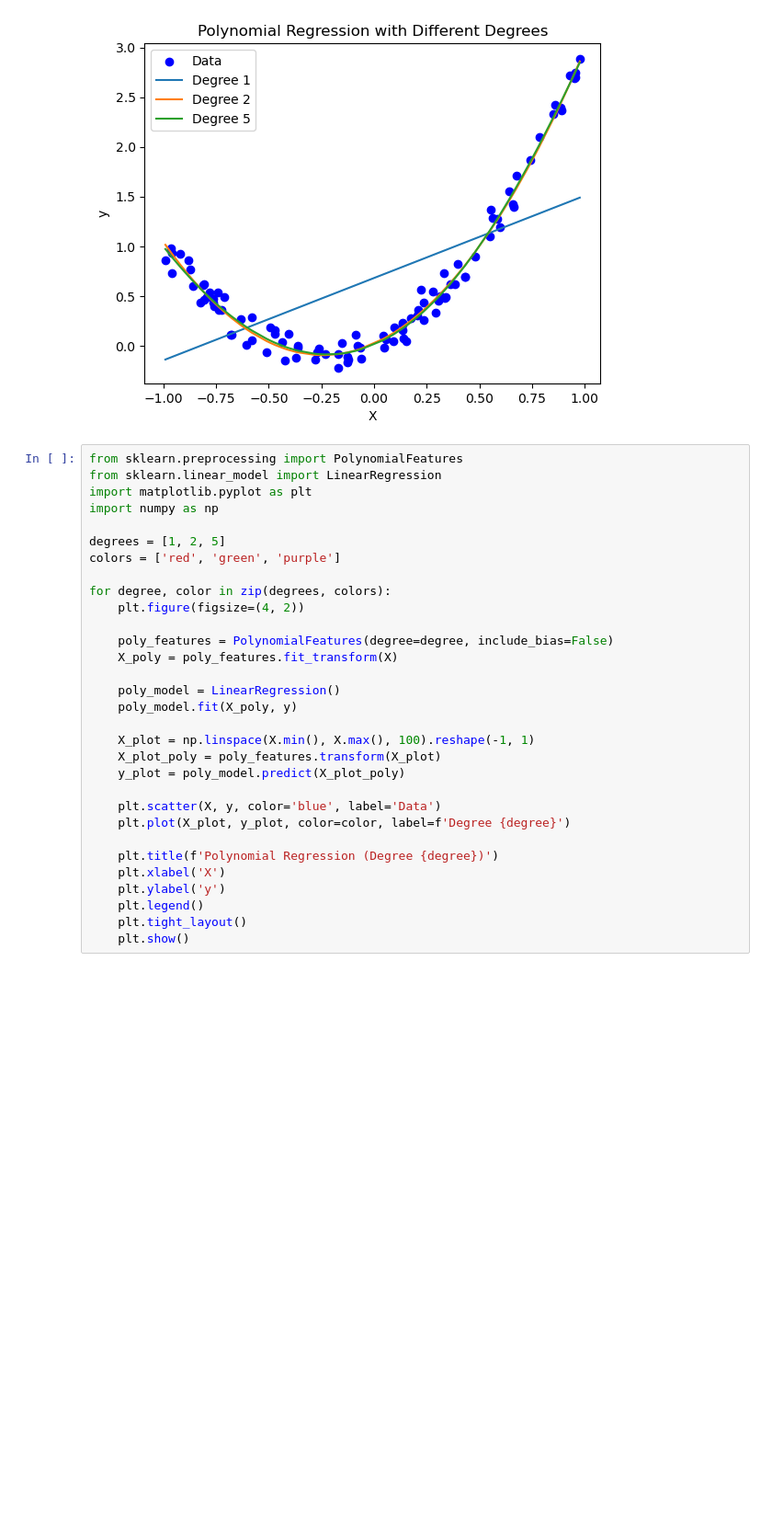
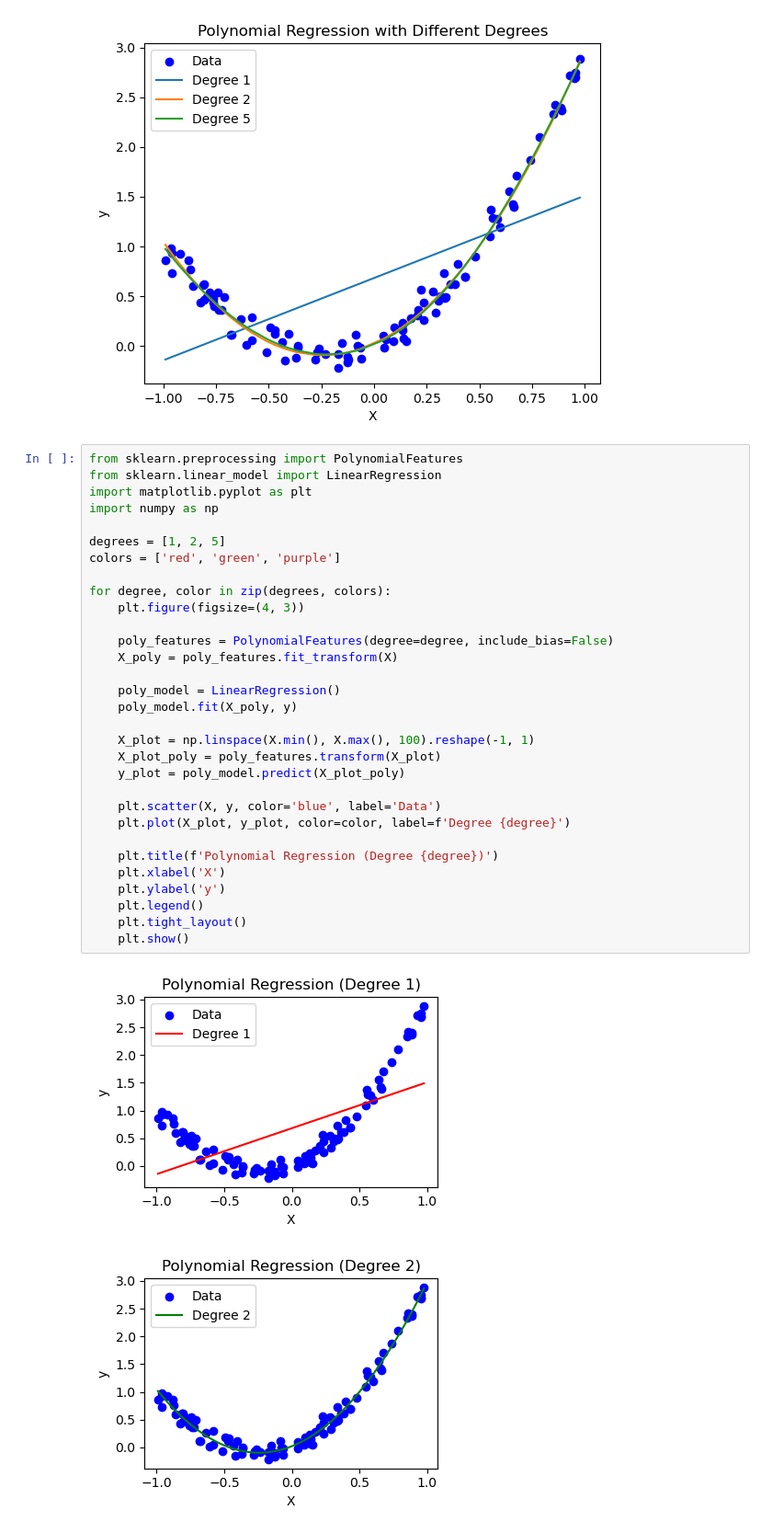
Before and after one commit to RuqayaAli/ML_repo, a Jupyter notebook: day3-Exercise/polynomial regresstion basic 1.ipynb, the cells around one changed output. Shown at 92% size. Saved outputs shown, nothing was run; the diff lists cells and outputs as text; blank space fills up the shorter version.

```diff
--- a/day3-Exercise/polynomial regresstion basic 1.ipynb
+++ b/day3-Exercise/polynomial regresstion basic 1.ipynb
@@ -58,31 +58,34 @@ plt.show()
 # %%
 from sklearn.preprocessing import PolynomialFeatures
 from sklearn.linear_model import LinearRegression
 import matplotlib.pyplot as plt
 import numpy as np
 
 degrees = [1, 2, 5]
 colors = ['red', 'green', 'purple']
 
 for degree, color in zip(degrees, colors):
-    plt.figure(figsize=(4, 2))
+    plt.figure(figsize=(4, 3))
 
     poly_features = PolynomialFeatures(degree=degree, include_bias=False)
     X_poly = poly_features.fit_transform(X)
 
     poly_model = LinearRegression()
     poly_model.fit(X_poly, y)
 
     X_plot = np.linspace(X.min(), X.max(), 100).reshape(-1, 1)
     X_plot_poly = poly_features.transform(X_plot)
     y_plot = poly_model.predict(X_plot_poly)
 
     plt.scatter(X, y, color='blue', label='Data')
     plt.plot(X_plot, y_plot, color=color, label=f'Degree {degree}')
 
     plt.title(f'Polynomial Regression (Degree {degree})')
     plt.xlabel('X')
     plt.ylabel('y')
     plt.legend()
     plt.tight_layout()
     plt.show()
+# %% [output]
+[figure, added]
+[figure, added]
```
Also changed, not shown: parts of 1 cell of this notebook.
